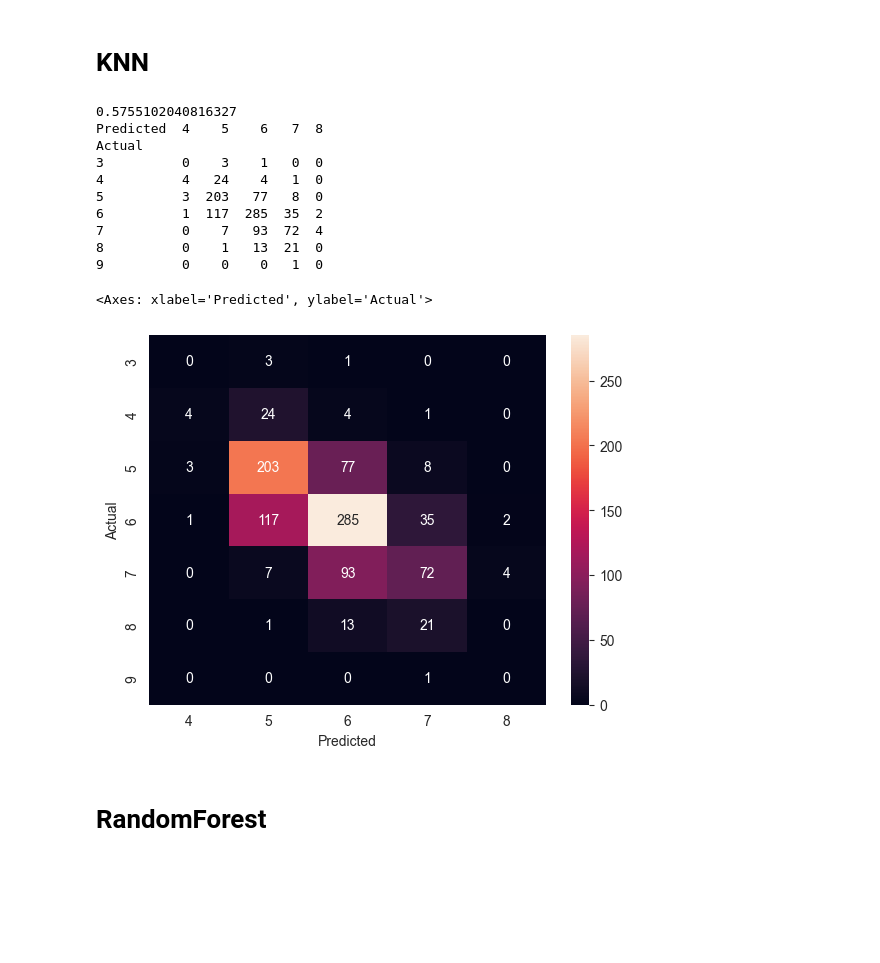
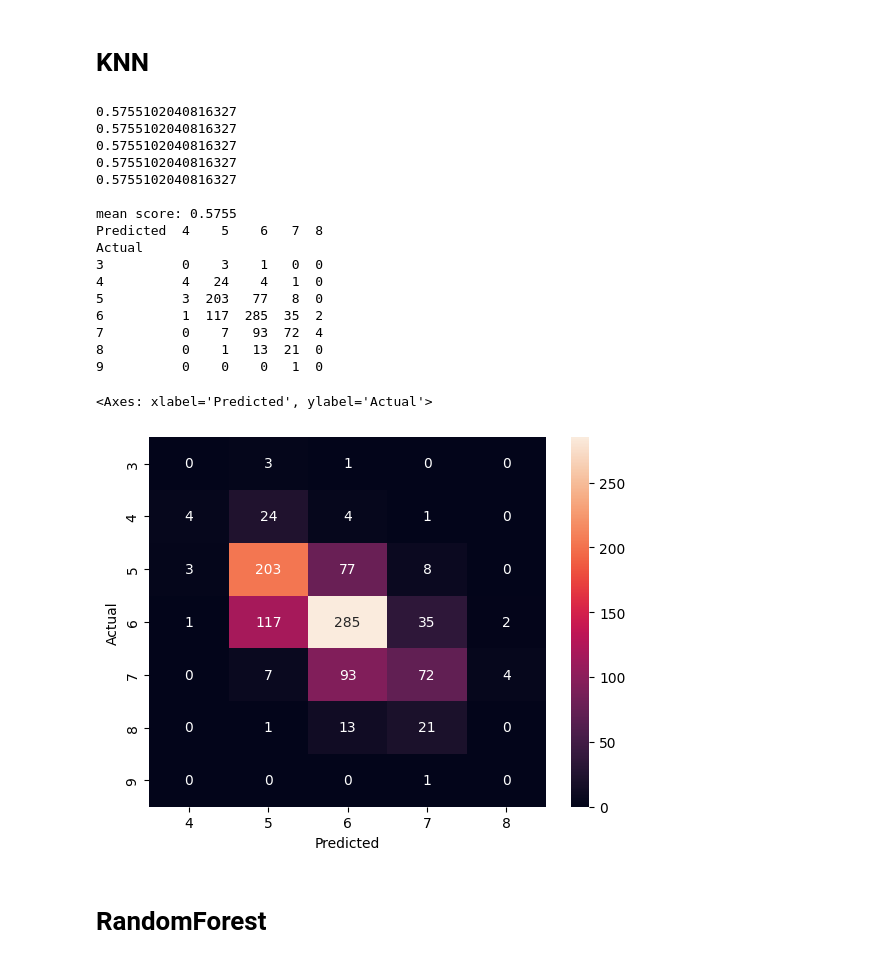
Before and after one commit to DataScience-team8/end-to-end-data-science-project, a Jupyter notebook: term_project.ipynb, the cells around one changed output. Saved outputs shown, nothing was run; the diff lists cells and outputs as text; code cells hidden in the pictures; blank space fills up the shorter version.

```diff
--- a/term_project.ipynb
+++ b/term_project.ipynb
@@ -9,6 +11,6 @@ import seaborn as sn
 # %%
 # Load the dataset
-data = pd.read_csv("data/winequalityN.csv")
+data = pd.read_csv("winequalityN.csv")
 data
 # %% [output]
 |  | type | fixed acidity | volatile acidity | citric acid | residual sugar | chlorides | free sulfur dioxide | ... |
@@ -259,5 +261,27 @@ print("r2 : {}".format(r2_score(white_y_test, y_predict)))
 print("MAE : {}".format(mean_absolute_error(white_y_test, y_predict)))
 print("MSE : {}".format(mean_squared_error(white_y_test, y_predict)))
 print("MAPE : {}".format(mean_absolute_percentage_error(white_y_test, y_predict)))
+
+from sklearn.metrics import r2_score, mean_absolute_error, mean_squared_error, mean_absolute_percentage_error
+
+poly = PolynomialFeatures(degree=2,include_bias=False)
+
+# white wine
+new_X_train_white = white_X_train
+new_X_test_white = white_X_test
+
+poly_X_train_white = poly.fit_transform(new_X_train_white)
+poly_X_test_white = poly.transform(new_X_test_white)
+
+model_poly = LinearRegression()
+model_poly.fit(poly_X_train_white, white_y_train)
+y_predict_poly_white = model_poly.predict(poly_X_test_white)
+
+
+print("White Wine - Polynomial Regression")
+print("r2 : {:.2f}".format(r2_score(white_y_test, y_predict_poly_white)))
+print("MAE : {:.2f}".format(mean_absolute_error(white_y_test, y_predict_poly_white)))
+print("MSE : {:.2f}".format(mean_squared_error(white_y_test, y_predict_poly_white)))
+print("MAPE : {:.2f}".format(mean_absolute_percentage_error(white_y_test, y_predict_poly_white)))
 # %% [output]
 r2 : 0.2858857654053131
@@ -359,39 +412,51 @@ F1-score: 0.6137356127280862
 # %%
 from sklearn.neighbors import KNeighborsClassifier
 
-# Train the KNN model
-knn = KNeighborsClassifier(n_neighbors = 10)
-knn.fit(white_X_train,white_y_train)
+cv_accuracy =[]
+n_iter =0
 
-# Predict using the model
-y_predict = knn.predict(white_X_test)
+for train_idx, test_idx in Sk.split(white_X,white_y):
+  # Train the KNN model
+  knn = KNeighborsClassifier(n_neighbors = 10)
+  knn.fit(white_X_train,white_y_train)
 
-#evaluation
-print(knn.score(white_X_test, white_y_test))
+  # Predict using the model
+  y_predict = knn.predict(white_X_test)
 
+  #evaluation
+  print(knn.score(white_X_test, white_y_test))
+  accuracy =np.round(knn.score(white_X_test, white_y_test),4)
+  cv_accuracy.append(accuracy)
+print(f"\nmean score: {np.mean(cv_accuracy)}")
 # confusion_matrix
 df = pd.DataFrame({'y_predicted': y_predict,
                    'y_actual':white_y_test})
 confusion_matrix = pd.crosstab(df['y_actual'],
 df['y_predicted'], rownames=['Actual'],
 colnames=['Predicted'])
 print(confusion_matrix)
 
 # confusion_matrix visualization
 sn.heatmap(confusion_matrix, annot=True, fmt='.0f')
 # %% [output]
 0.5755102040816327
+0.5755102040816327
+0.5755102040816327
+0.5755102040816327
+0.5755102040816327
+
+mean score: 0.5755
 Predicted  4    5    6   7  8
 Actual
 3          0    3    1   0  0
 4          4   24    4   1  0
 5          3  203   77   8  0
 6          1  117  285  35  2
 7          0    7   93  72  4
 8          0    1   13  21  0
 9          0    0    0   1  0
 <Axes: xlabel='Predicted', ylabel='Actual'>
-[figure, old version]
+[figure, new version]
 # %% [markdown]
 # RandomForest
 # %%
```
Also changed, not shown: parts of 13 cells of this notebook.
